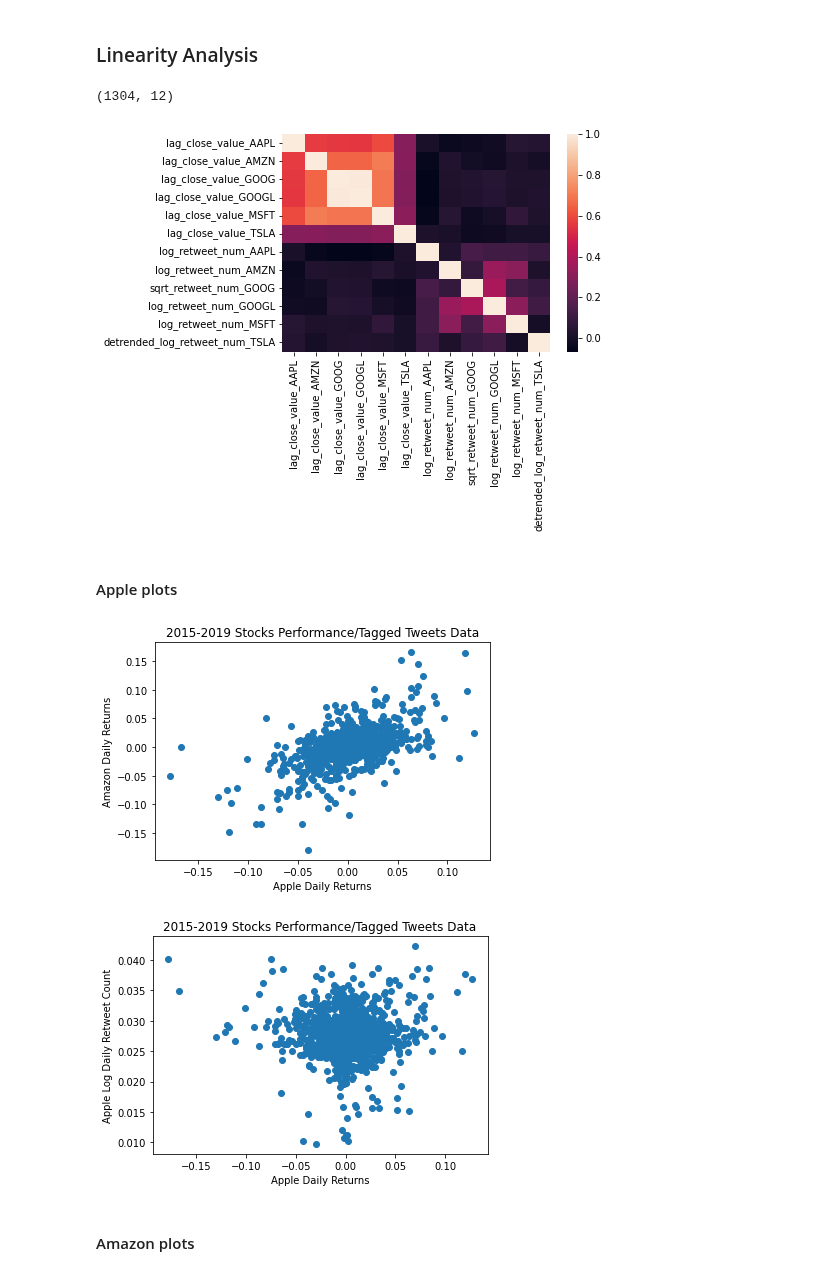
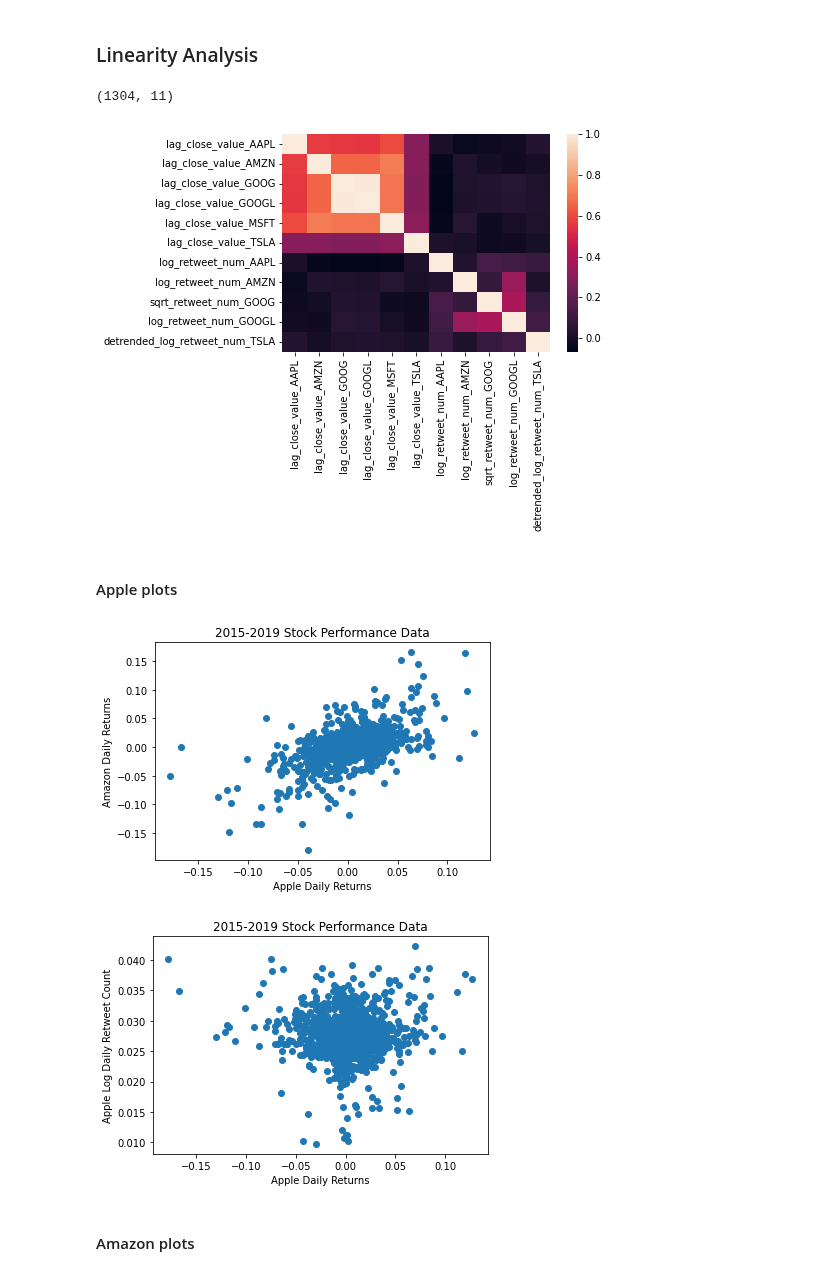
Before and after one commit to dssaenzml/ml703_timeSeriesCausalDiscovery, a Jupyter notebook: Pytrad/stocks_causal_discovery_pytrad.ipynb, the cells around one changed output. Saved outputs shown, nothing was run; the diff lists cells and outputs as text; code cells hidden in the pictures.

```diff
--- a/Pytrad/stocks_causal_discovery_pytrad.ipynb
+++ b/Pytrad/stocks_causal_discovery_pytrad.ipynb
@@ -23,7 +23,7 @@ else:
 # %%
 if linux:
     # lab computers
-    data_dir = "/home/diego.sanez/Documents/ML703_Project/Datasets/"
+    data_dir = "/home/dhanalaxmi.gaddam/ml703_timeSeriesCausalDiscovery/datasets/"
 else:
     data_dir = "C:/Users/diego/iCloudDrive/Documents/MBZUAI Sem/Semester 2/ML703 Probabilistic and Statistical Inference/Project/JN/Datasets/"
 
@@ -493,7 +493,6 @@ selected_stationary_cols.append('log_retweet_num_AAPL')
 selected_stationary_cols.append('log_retweet_num_AMZN')
 selected_stationary_cols.append('sqrt_retweet_num_GOOG')
 selected_stationary_cols.append('log_retweet_num_GOOGL')
-selected_stationary_cols.append('log_retweet_num_MSFT')
 selected_stationary_cols.append('detrended_log_retweet_num_TSLA')
 selected_stationary_cols
 # %% [output]
@@ -703,7 +700,7 @@ dataFrameCompanies = np.column_stack((
     tweetMetricsFinal))
 dataFrameCompanies.shape
 # %% [output]
-(1304, 12)
+(1304, 11)
 # %%
 import seaborn as sns
 
@@ -711,33 +708,33 @@ import seaborn as sns
 companyFinal = pd.concat([companyCloseValuesMetricsFinal, tweetMetricsFinal], axis=1)
 corrMatrix = companyFinal.corr()
 sns.heatmap(corrMatrix, annot=False)
-plt.savefig("./Correlation Plots/all_companies_all data_corr.png", dpi=300, bbox_inches = 'tight')
+plt.savefig("./Correlation Plots/all_companies_all data_corr.png", dpi=300)
 # %% [output]
-[figure, old version]
+[figure, new version]
 # %% [markdown]
 #### Apple plots
 # %%
 x_var = dataFrameCompanies[:, 0]
 y_var = dataFrameCompanies[:, 1]
 
 plt.scatter(x_var, y_var)
-plt.title("2015-2019 Stocks Performance/Tagged Tweets Data")
+plt.title("2015-2019 Stock Performance Data")
 plt.xlabel("Apple Daily Returns")
 plt.ylabel("Amazon Daily Returns")
 plt.savefig("./Linear Analysis Plots/apple_amazon_returns.jpeg")
 # %% [output]
-[figure, old version]
+[figure, new version]
 # %%
 x_var = dataFrameCompanies[:, 0]
 y_var = dataFrameCompanies[:, 6]
 
 plt.scatter(x_var, y_var)
-plt.title("2015-2019 Stocks Performance/Tagged Tweets Data")
+plt.title("2015-2019 Stock Performance Data")
 plt.xlabel("Apple Daily Returns")
 plt.ylabel("Apple Log Daily Retweet Count")
 plt.savefig("./Linear Analysis Plots/apple_returns_retweet.jpeg")
 # %% [output]
-[figure, old version]
+[figure, new version]
 # %% [markdown]
 #### Amazon plots
 # %%
```
Also changed, not shown: parts of 25 cells of this notebook, 2 other files.
